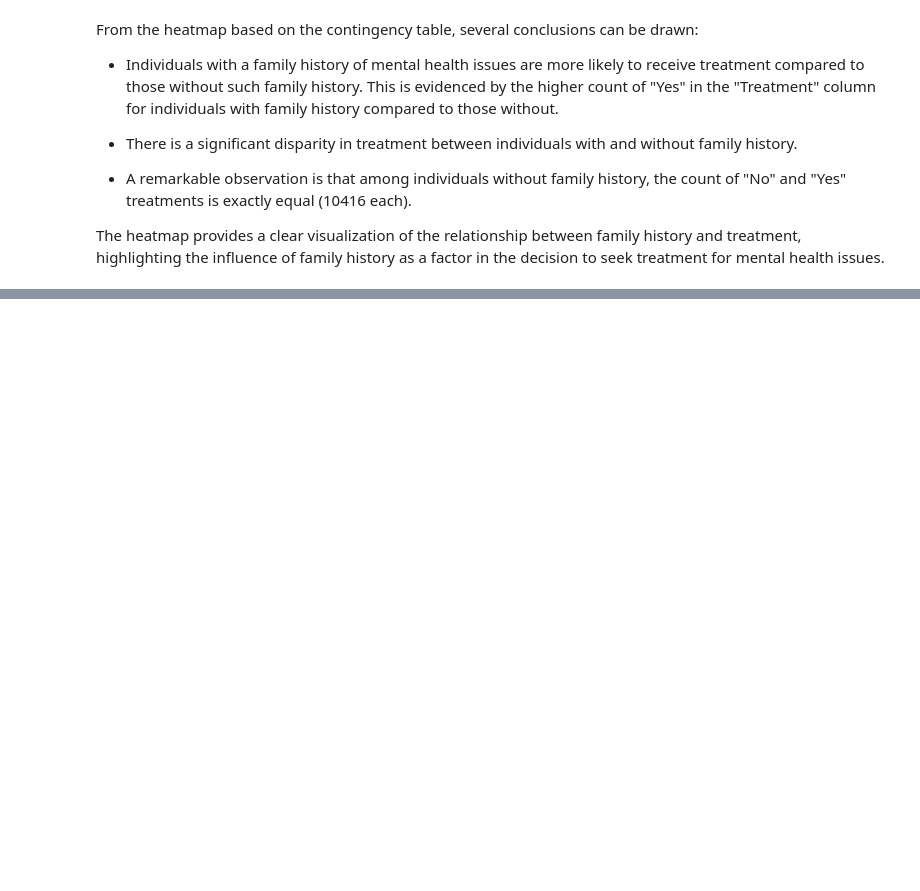
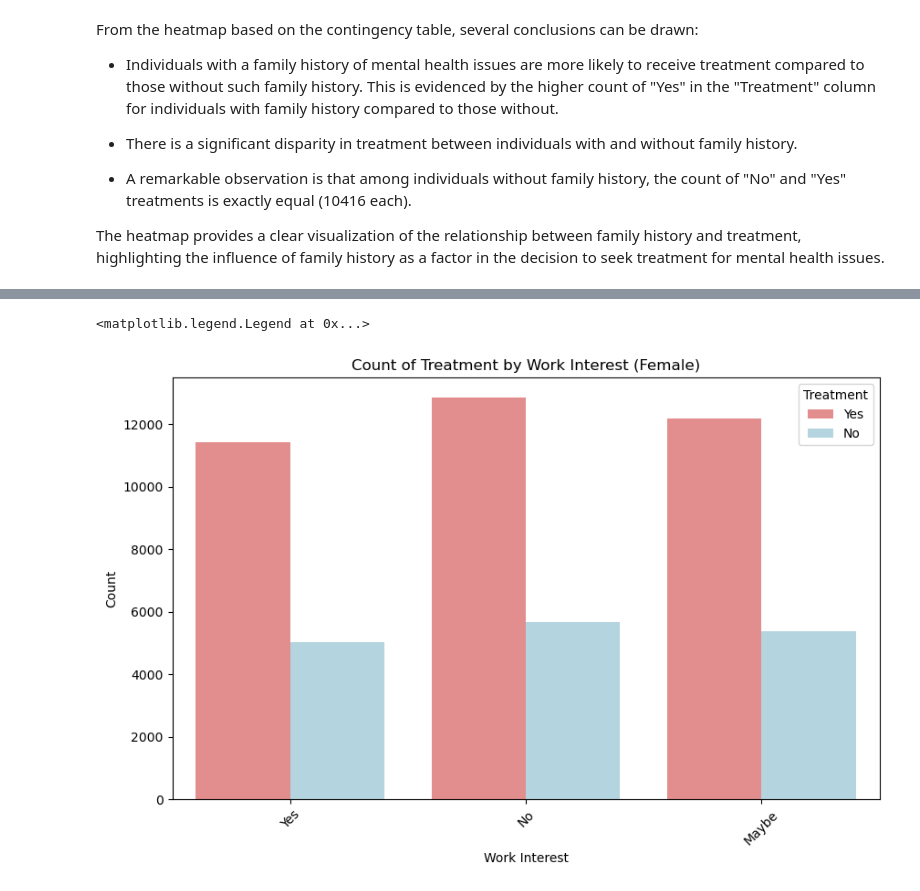
Before and after one commit to celefigs/EDA-milestone-3, a Jupyter notebook: Mental-Health- EDA.ipynb, the cells around one changed output, grey strips where cells are left out. Saved outputs shown, nothing was run; the diff lists cells and outputs as text; code cells hidden in the pictures; blank space fills up the shorter version.

```diff
--- a/Mental-Health- EDA.ipynb
+++ b/Mental-Health- EDA.ipynb
@@ -258,0 +323,19 @@ Proporción de mujeres no tratadas sin historial familiar: 0.5
+# %%
+# visualizing the contingency table 2
+
+palette_1 = {'Yes': 'lightcoral', 'No': 'lightblue'}
+
+plt.figure(figsize=(10, 6))
+
+sns.countplot(x ='Work_Interest', hue ='Treatment', data = df_female, palette = palette_1, order=['Yes', 'No', 'Maybe'])
+
+plt.title('Count of Treatment by Work Interest (Female)')
+plt.xlabel('Work Interest')
+plt.ylabel('Count')
+
+plt.xticks(rotation = 45)
+
+plt.legend(title ='Treatment', loc ='upper right')
+# %% [output]
+<matplotlib.legend.Legend at 0x...>
+[figure, added]
```
Also changed, not shown: parts of 17 cells of this notebook.
